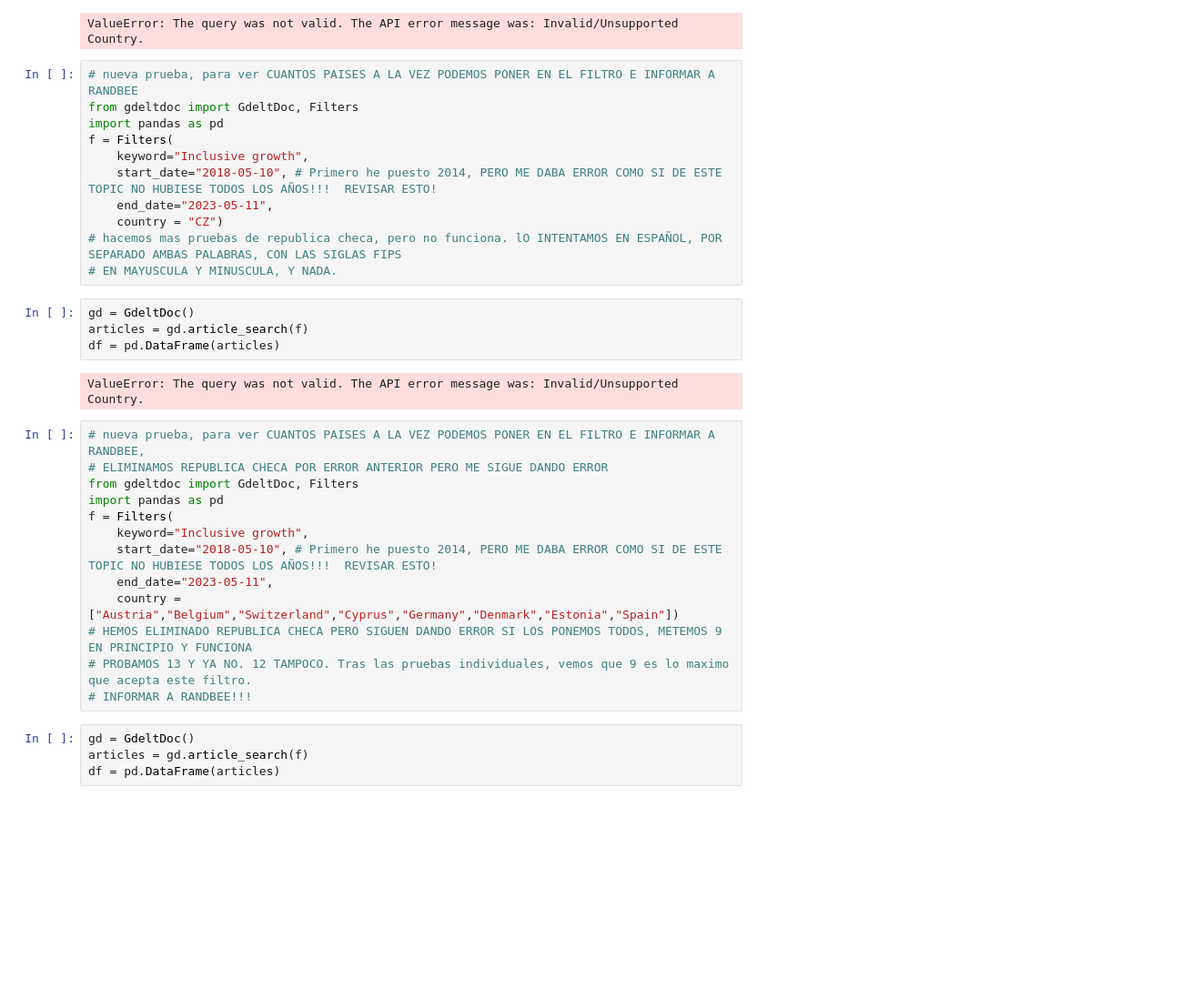
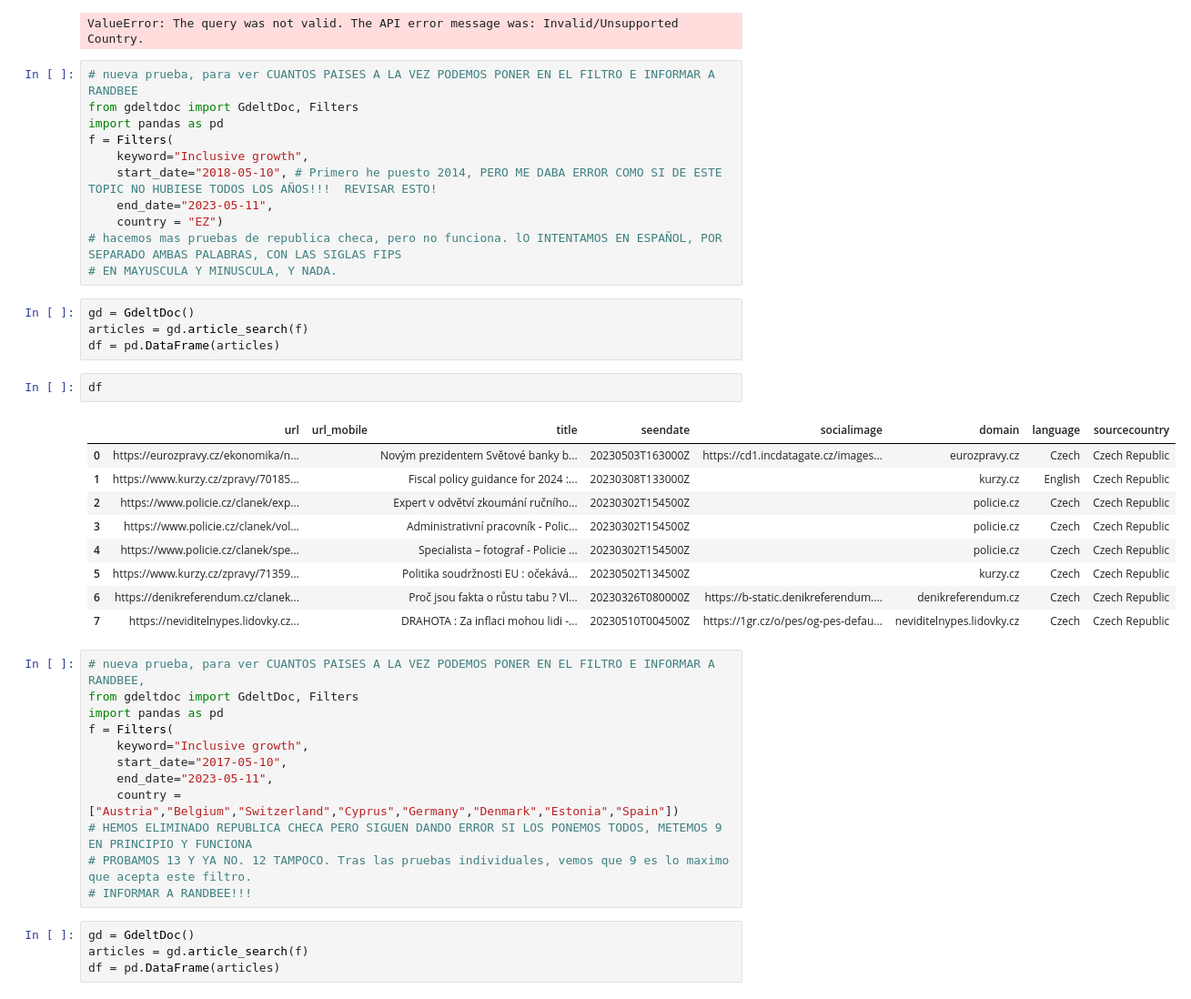
Before and after one commit to zero010010/Ranbee, a Jupyter notebook: GDELT/prueba gdelt.ipynb, the cells around one changed output. Shown at 91% size. Drawn from its saved outputs; the diff is of its cells as text; blank space fills up the shorter version.

```diff
--- a/GDELT/prueba gdelt.ipynb
+++ b/GDELT/prueba gdelt.ipynb
@@ -66,23 +66,32 @@ f = Filters(
     keyword="Inclusive growth",
     start_date="2018-05-10", # Primero he puesto 2014, PERO ME DABA ERROR COMO SI DE ESTE TOPIC NO HUBIESE TODOS LOS AÑOS!!!  REVISAR ESTO!
     end_date="2023-05-11",
-    country = "CZ")
+    country = "EZ")
 # hacemos mas pruebas de republica checa, pero no funciona. lO INTENTAMOS EN ESPAÑOL, POR SEPARADO AMBAS PALABRAS, CON LAS SIGLAS FIPS
 # EN MAYUSCULA Y MINUSCULA, Y NADA.
 # %%
 gd = GdeltDoc()
 articles = gd.article_search(f)
 df = pd.DataFrame(articles)
-# %% [output]
-ValueError: The query was not valid. The API error message was: Invalid/Unsupported Country.
+# %%
+df
+# %% [output]
+|  | url | url_mobile | title | seendate | socialimage | domain | language | sourcecountry |
+| 0 | https://eurozpravy.cz/ekonomika/n... |  | Novým prezidentem Světové banky b... | 20230503T163000Z | https://cd1.incdatagate.cz/images... | eurozpravy.cz | Czech | Czech Republic |
+| 1 | https://www.kurzy.cz/zpravy/70185... |  | Fiscal policy guidance for 2024 :... | 20230308T133000Z |  | kurzy.cz | English | Czech Republic |
+| 2 | https://www.policie.cz/clanek/exp... |  | Expert v odvětví zkoumání ručního... | 20230302T154500Z |  | policie.cz | Czech | Czech Republic |
+| 3 | https://www.policie.cz/clanek/vol... |  | Administrativní pracovník - Polic... | 20230302T154500Z |  | policie.cz | Czech | Czech Republic |
+| 4 | https://www.policie.cz/clanek/spe... |  | Specialista – fotograf - Policie ... | 20230302T154500Z |  | policie.cz | Czech | Czech Republic |
+| 5 | https://www.kurzy.cz/zpravy/71359... |  | Politika soudržnosti EU : očekává... | 20230502T134500Z |  | kurzy.cz | Czech | Czech Republic |
+| 6 | https://denikreferendum.cz/clanek... |  | Proč jsou fakta o růstu tabu ? Vl... | 20230326T080000Z | https://b-static.denikreferendum.... | denikreferendum.cz | Czech | Czech Republic |
+| 7 | https://neviditelnypes.lidovky.cz... |  | DRAHOTA : Za inflaci mohou lidi -... | 20230510T004500Z | https://1gr.cz/o/pes/og-pes-defau... | neviditelnypes.lidovky.cz | Czech | Czech Republic |
 # %%
 # nueva prueba, para ver CUANTOS PAISES A LA VEZ PODEMOS PONER EN EL FILTRO E INFORMAR A RANDBEE,
-# ELIMINAMOS REPUBLICA CHECA POR ERROR ANTERIOR PERO ME SIGUE DANDO ERROR
 from gdeltdoc import GdeltDoc, Filters
 import pandas as pd
 f = Filters(
     keyword="Inclusive growth",
-    start_date="2018-05-10", # Primero he puesto 2014, PERO ME DABA ERROR COMO SI DE ESTE TOPIC NO HUBIESE TODOS LOS AÑOS!!!  REVISAR ESTO!
+    start_date="2017-05-10",
     end_date="2023-05-11",
     country = ["Austria","Belgium","Switzerland","Cyprus","Germany","Denmark","Estonia","Spain"])
 # HEMOS ELIMINADO REPUBLICA CHECA PERO SIGUEN DANDO ERROR SI LOS PONEMOS TODOS, METEMOS 9 EN PRINCIPIO Y FUNCIONA
```
Also changed, not shown: 1 other file.
